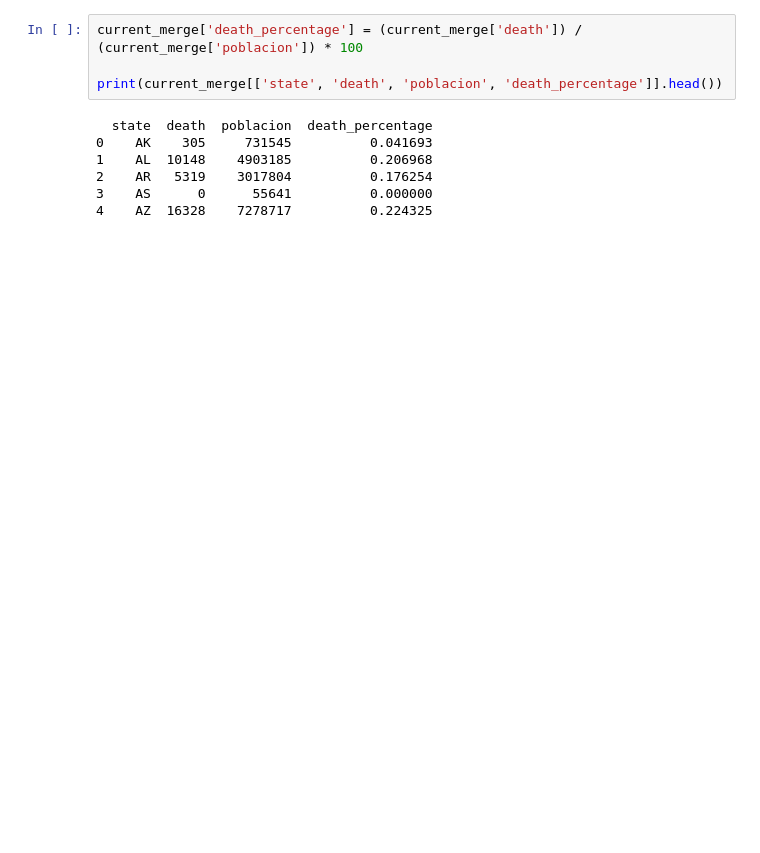
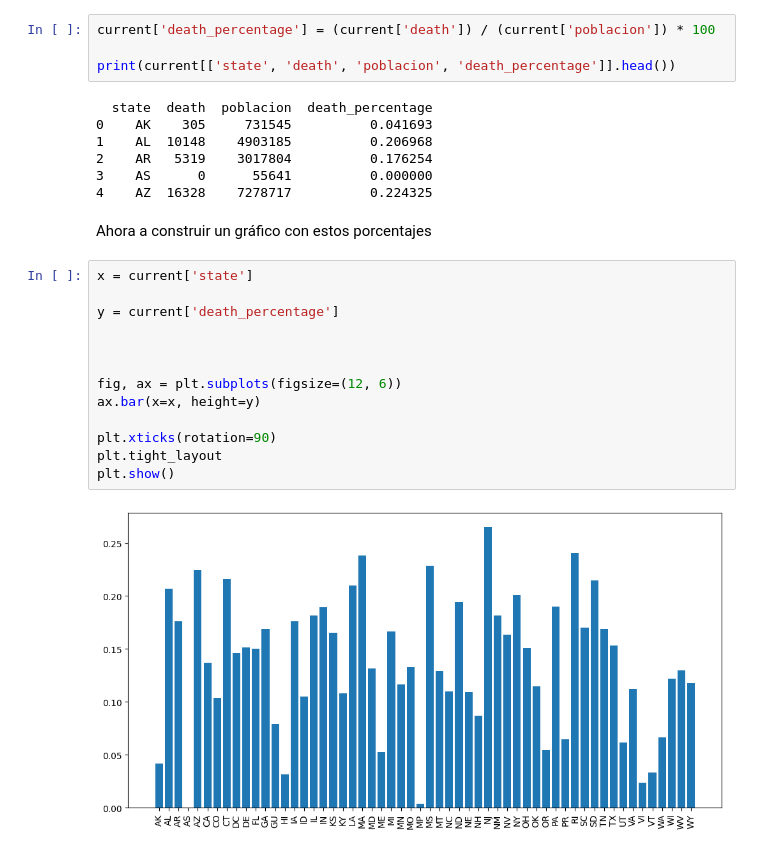
Before and after one commit to AI-School-F5-P3/EDA-Carol, a Jupyter notebook: EDA.ipynb, the cells around one changed output. Cells and saved outputs as stored; diff of their text form; blank space fills up the shorter version.

Commit message:
primer gráfico, porcentaje de fallecimientos por población total en enero 2020

```diff
--- a/EDA.ipynb
+++ b/EDA.ipynb
@@ -225,7 +246,7 @@ ahora sacamos la proporción con respecto a la población total en enero de 2020
 # %%
-current_merge['death_percentage'] = (current_merge['death']) / (current_merge['poblacion']) * 100
+current['death_percentage'] = (current['death']) / (current['poblacion']) * 100
 
-print(current_merge[['state', 'death', 'poblacion', 'death_percentage']].head())
+print(current[['state', 'death', 'poblacion', 'death_percentage']].head())
 # %% [output]
   state  death  poblacion  death_percentage
 0    AK    305     731545          0.041693
@@ -233,3 +254,20 @@ print(current_merge[['state', 'death', 'poblacion', 'death_percentage']].head())
 2    AR   5319    3017804          0.176254
 3    AS      0      55641          0.000000
 4    AZ  16328    7278717          0.224325
+# %% [markdown]
+Ahora a construir un gráfico con estos porcentajes
+# %%
+x = current['state']
+
+y = current['death_percentage']
+
+
+
+fig, ax = plt.subplots(figsize=(12, 6))
+ax.bar(x=x, height=y)
+
+plt.xticks(rotation=90)
+plt.tight_layout
+plt.show()
+# %% [output]
+[figure, added]
```
Also changed, not shown: parts of 3 cells of this notebook, 1 other file.
